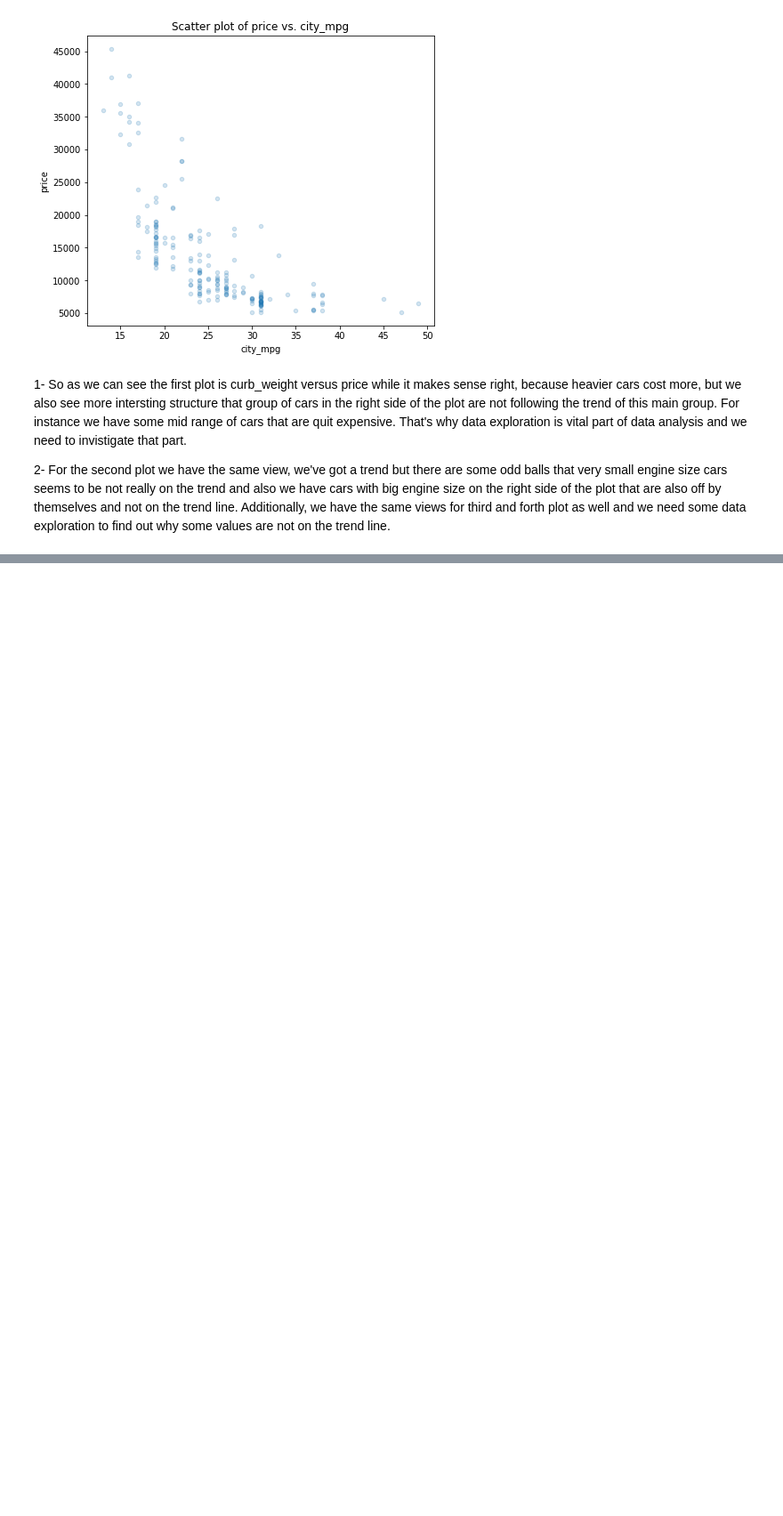
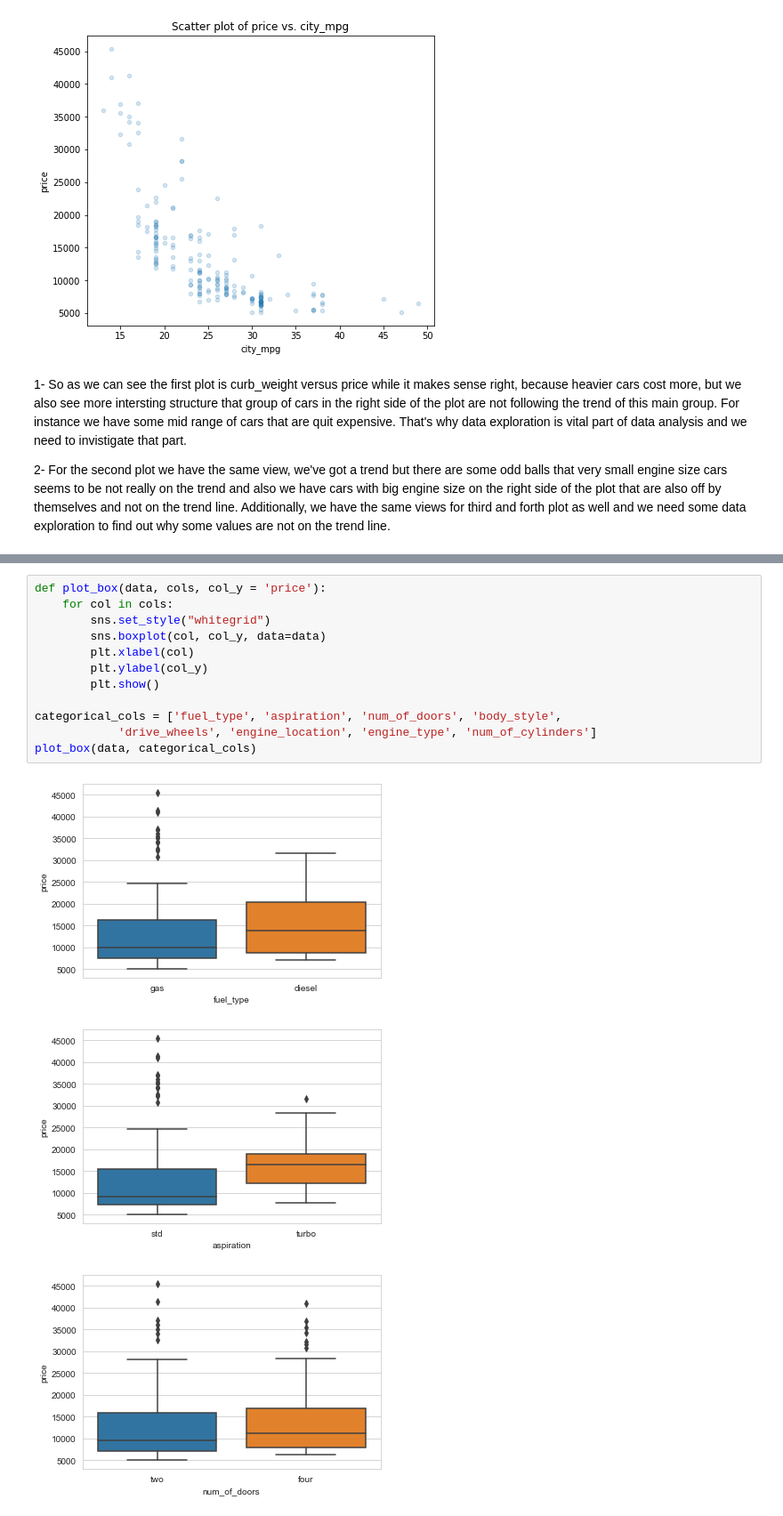
Before and after one commit to ruddysimon/Vehicle_price_prediction, a Jupyter notebook: Data-preparation-visualizing .ipynb, the cells around one changed output, grey strips where cells are left out. Shown at 89% size. Cells and saved outputs as stored; diff of their text form; blank space fills up the shorter version.

Commit message:
Relations between categorical and numerical variables

```diff
--- a/Data-preparation-visualizing .ipynb
+++ b/Data-preparation-visualizing .ipynb
@@ -295,0 +302,16 @@ plot_scatter_t(data, num_cols, alpha = 0.2)
+# %%
+def plot_box(data, cols, col_y = 'price'):
+    for col in cols:
+        sns.set_style("whitegrid")
+        sns.boxplot(col, col_y, data=data)
+        plt.xlabel(col)
+        plt.ylabel(col_y)
+        plt.show()
+
+categorical_cols = ['fuel_type', 'aspiration', 'num_of_doors', 'body_style',
+            'drive_wheels', 'engine_location', 'engine_type', 'num_of_cylinders']
+plot_box(data, categorical_cols)
+# %% [output]
+[figure, added]
+[figure, added]
+[figure, added]
```
Also changed, not shown: parts of 4 cells of this notebook.
